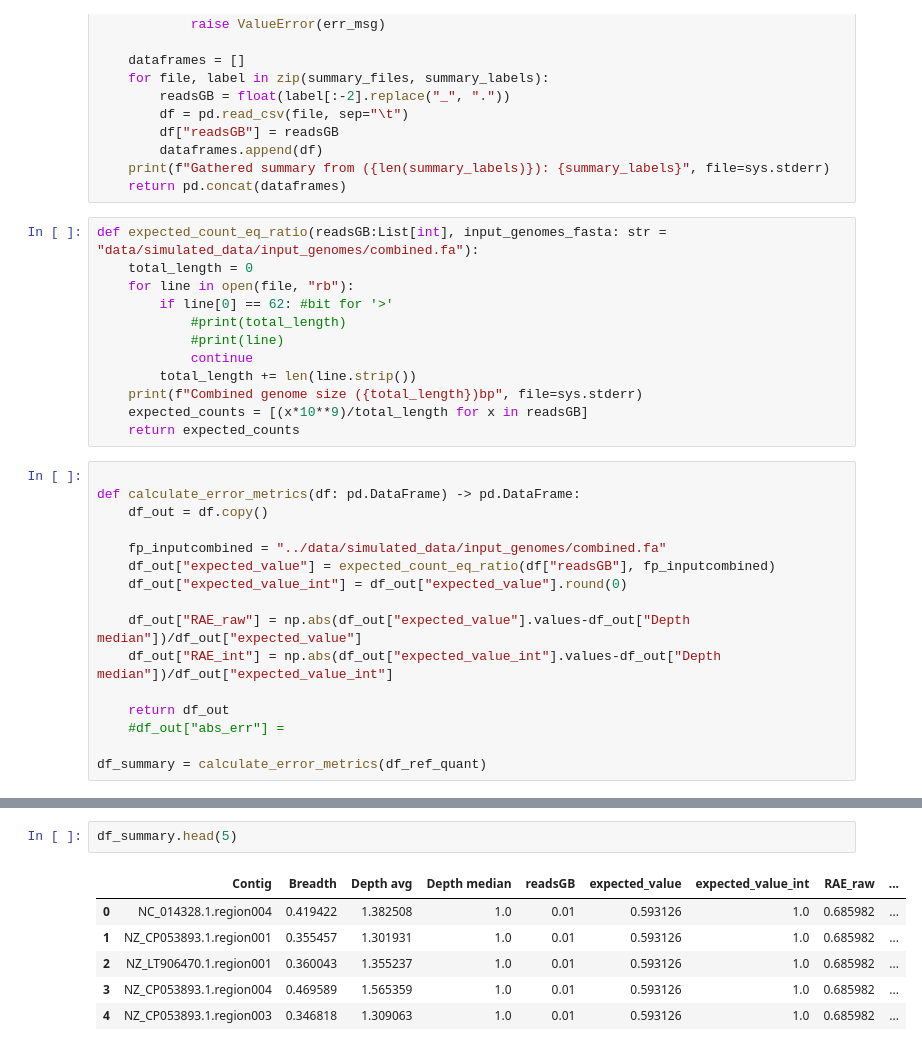
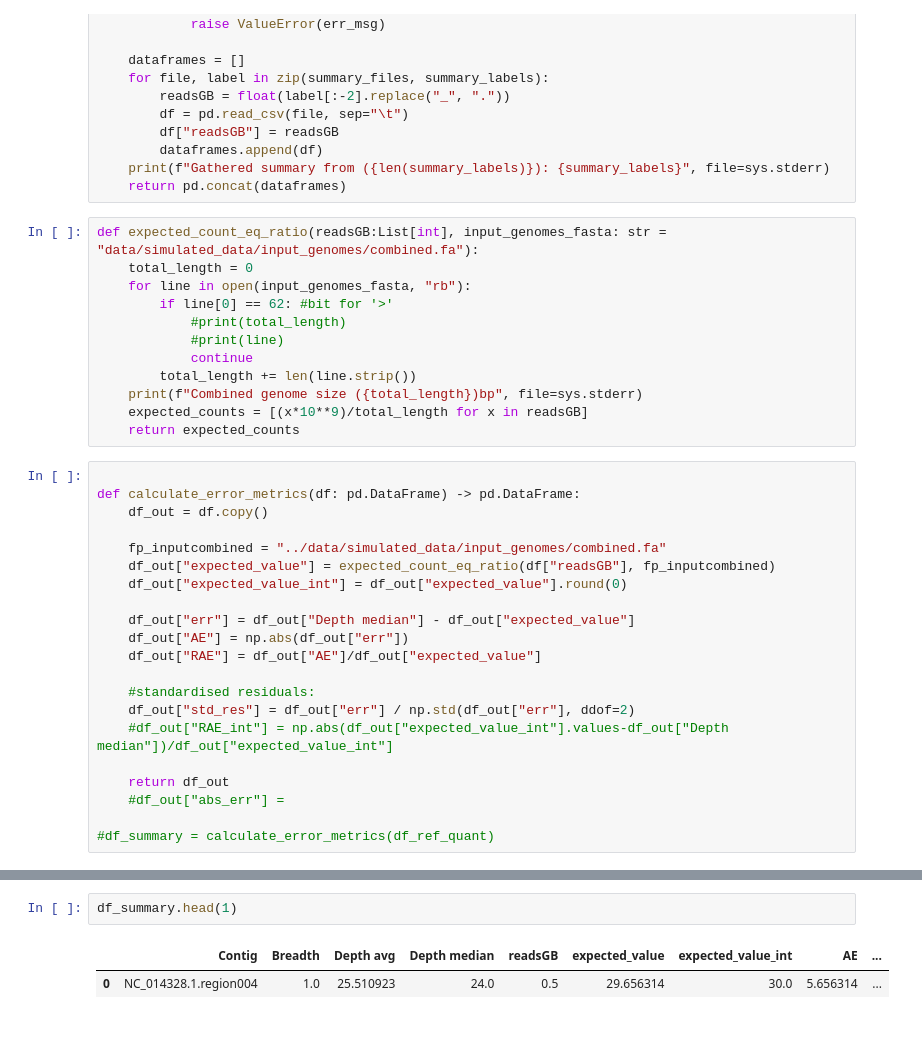
Before and after one commit to HenrikSpiegel/Screener, a Jupyter notebook: notebooks/quantification_summary.ipynb, the cells around one changed output, grey strips where cells are left out. Drawn from its saved outputs; the diff is of its cells as text.

```diff
--- a/notebooks/quantification_summary.ipynb
+++ b/notebooks/quantification_summary.ipynb
@@ -37,7 +37,7 @@ Missing expected: {set(expected_labels).difference(set(summary_labels))}"
 # %%
 def expected_count_eq_ratio(readsGB:List[int], input_genomes_fasta: str = "data/simulated_data/input_genomes/combined.fa"):
     total_length = 0
-    for line in open(file, "rb"):
+    for line in open(input_genomes_fasta, "rb"):
         if line[0] == 62: #bit for '>'
             #print(total_length)
             #print(line)
@@ -55,10 +55,15 @@ def calculate_error_metrics(df: pd.DataFrame) -> pd.DataFrame:
     df_out["expected_value"] = expected_count_eq_ratio(df["readsGB"], fp_inputcombined)
     df_out["expected_value_int"] = df_out["expected_value"].round(0)
 
-    df_out["RAE_raw"] = np.abs(df_out["expected_value"].values-df_out["Depth median"])/df_out["expected_value"]
-    df_out["RAE_int"] = np.abs(df_out["expected_value_int"].values-df_out["Depth median"])/df_out["expected_value_int"]
+    df_out["err"] = df_out["Depth median"] - df_out["expected_value"]
+    df_out["AE"] = np.abs(df_out["err"])
+    df_out["RAE"] = df_out["AE"]/df_out["expected_value"]
+
+    #standardised residuals:
+    df_out["std_res"] = df_out["err"] / np.std(df_out["err"], ddof=2)
+    #df_out["RAE_int"] = np.abs(df_out["expected_value_int"].values-df_out["Depth median"])/df_out["expected_value_int"]
 
     return df_out
     #df_out["abs_err"] =
 
-df_summary = calculate_error_metrics(df_ref_quant)
+#df_summary = calculate_error_metrics(df_ref_quant)
@@ -99,9 +109,5 @@ Missing expected: {'1_0GB', '0_3GB', '0_6GB', '0_7GB'}
 # %%
-df_summary.head(5)
+df_summary.head(1)
 # %% [output]
-|  | Contig | Breadth | Depth avg | Depth median | readsGB | expected_value | expected_value_int | RAE_raw | ... |
-| 0 | NC_014328.1.region004 | 0.419422 | 1.382508 | 1.0 | 0.01 | 0.593126 | 1.0 | 0.685982 | ... |
-| 1 | NZ_CP053893.1.region001 | 0.355457 | 1.301931 | 1.0 | 0.01 | 0.593126 | 1.0 | 0.685982 | ... |
-| 2 | NZ_LT906470.1.region001 | 0.360043 | 1.355237 | 1.0 | 0.01 | 0.593126 | 1.0 | 0.685982 | ... |
-| 3 | NZ_CP053893.1.region004 | 0.469589 | 1.565359 | 1.0 | 0.01 | 0.593126 | 1.0 | 0.685982 | ... |
-| 4 | NZ_CP053893.1.region003 | 0.346818 | 1.309063 | 1.0 | 0.01 | 0.593126 | 1.0 | 0.685982 | ... |
+|  | Contig | Breadth | Depth avg | Depth median | readsGB | expected_value | expected_value_int | AE | ... |
+| 0 | NC_014328.1.region004 | 1.0 | 25.510923 | 24.0 | 0.5 | 29.656314 | 30.0 | 5.656314 | ... |
```
Also changed, not shown: parts of 34 cells of this notebook, 7 other files.
